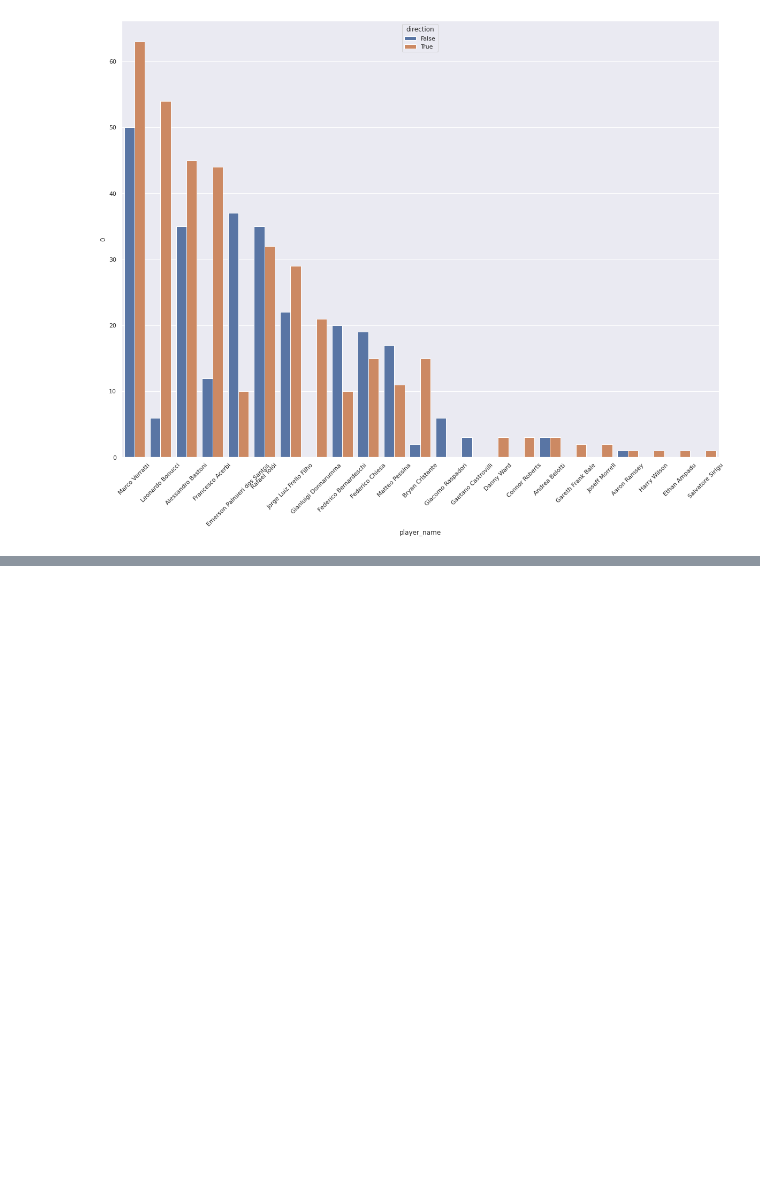
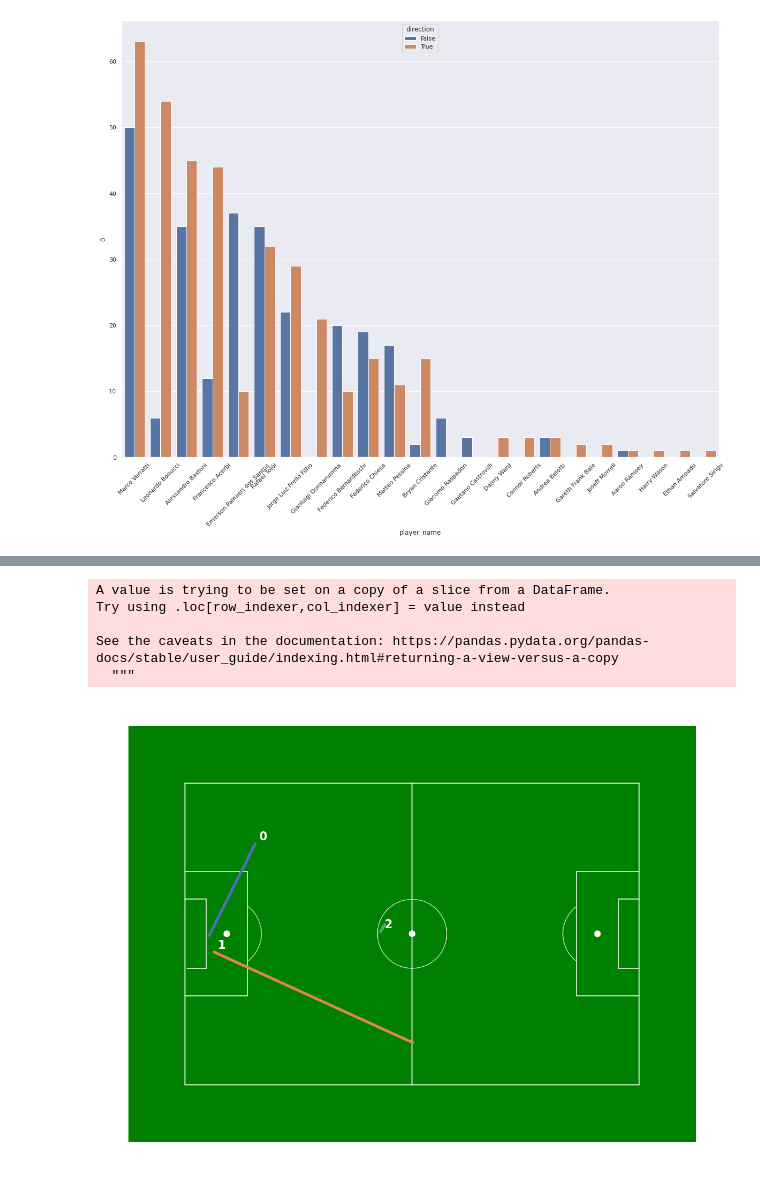
Before and after one commit to aegonwolf/socceranalytics, a Jupyter notebook: new-charts.ipynb, the cells around one changed output, grey strips where cells are left out. Drawn from its saved outputs; the diff is of its cells as text; code cells hidden in the pictures; blank space fills up the shorter version.

Commit message:
Kaggle Notebook | New Charts | Version 12

```diff
--- a/new-charts.ipynb
+++ b/new-charts.ipynb
@@ -1806,3 +1803,7 @@ plt.xticks(rotation=45)
 plt.show()
 # %% [output]
 [figure]
+# %%
+clusterer = hdbscan.HDBSCAN(min_cluster_size = 10, min_samples = 3)
+clusterer.fit(wpasses[cluster_cols])
+clusterer.labels_
@@ -1808,0 +1827,4 @@ plt.show()
+# %%
+wpasses['cluster'] = clusterer.labels_
+clusters_wales = wpasses.groupby('cluster')[cluster_cols].mean()
+clusters_wales['x']
@@ -1808,0 +1843,27 @@ plt.show()
+# %%
+bgmw = BayesianGaussianMixture(n_components=20,
+                              random_state=42,
+                              max_iter = 1000,
+                              init_params = 'kmeans').fit(wpasses[cluster_cols])
+wpasses['gmm_cluster'] = bgm2.predict(wpasses[cluster_cols])
+# %% [output]
+A value is trying to be set on a copy of a slice from a DataFrame.
+Try using .loc[row_indexer,col_indexer] = value instead
+
+See the caveats in the documentation: https://pandas.pydata.org/pandas-docs/stable/user_guide/indexing.html#returning-a-view-versus-a-copy
+  """
+# %%
+fig, ax = create_pitch(120, 80,'white')
+for index, pass_ in clusters_wales.iterrows():
+    if (index < 0):
+        continue
+    x, y = pass_['x'], pass_['y']
+    end_x, end_y = pass_['end_x'], pass_['end_y']
+    color = 'blue'
+    y = 80 - y
+    end_y = 80 - end_y
+    plt.plot([x, end_x], [y, end_y], linewidth = 5)
+    plt.text((x+1),y+1,index, color = "white", fontweight = 'bold', fontsize = 'xx-large')
+    plt.savefig("dbscan_cluster_wales.png")
+# %% [output]
+[figure, added]
```
Also changed, not shown: parts of 13 cells of this notebook.
